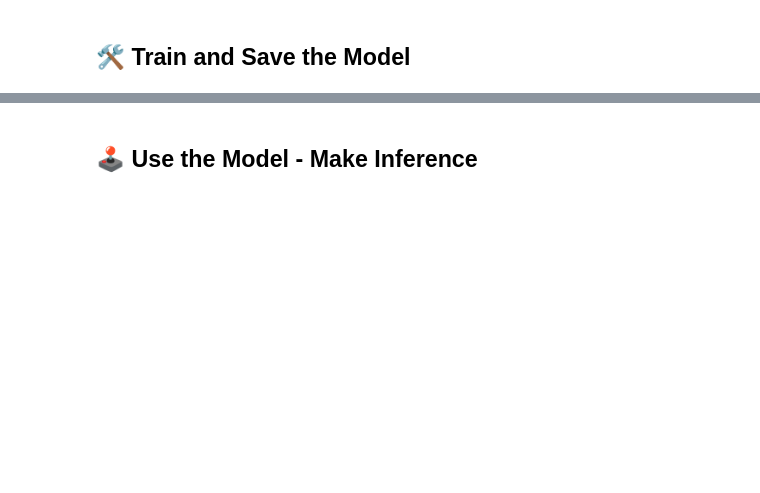
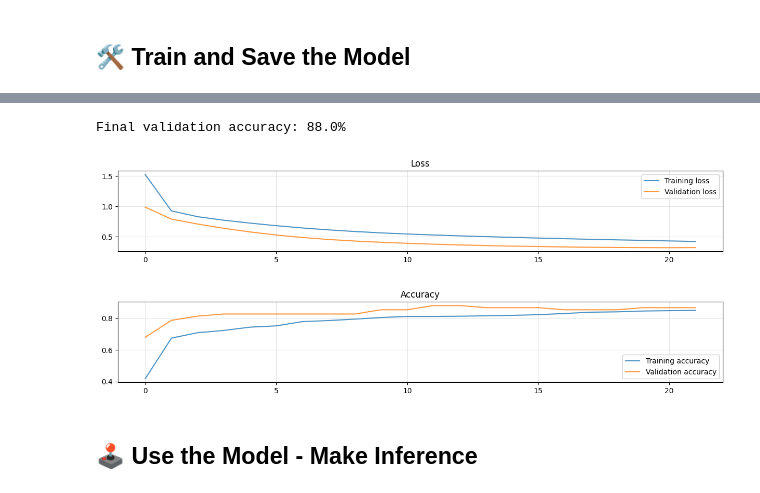
Before and after one commit to sissamatteo29/ANN_Cell_Classification, a Jupyter notebook: ann-cell-classification.ipynb, the cells around one changed output, grey strips where cells are left out. Saved outputs shown, nothing was run; the diff lists cells and outputs as text; code cells hidden in the pictures; blank space fills up the shorter version.

Commit message:
Updated base model

```diff
--- a/ann-cell-classification.ipynb
+++ b/ann-cell-classification.ipynb
@@ -240,0 +296,21 @@ plt.show()
+# %%
+# Define the patience value for early stopping
+patience = 10
+
+# Create an EarlyStopping callback
+early_stopping = tfk.callbacks.EarlyStopping(
+    monitor="val_accuracy", mode="max", patience=patience, restore_best_weights=True
+)
+
+# Store the callback in a list
+callbacks = [early_stopping]
+# %%
+# Train the model with early stopping callback
+history = model.fit(
+    x=X_train,
+    y=y_train,
+    batch_size=batch_size,
+    epochs=epochs,
+    validation_data=(X_val, y_val),
+    callbacks=callbacks,
+).history
@@ -241,17 +359,35 @@ plt.show()
+# %%
+# Calculate and print the final validation accuracy
+final_val_accuracy = round(max(history["val_accuracy"]) * 100, 2)
+print(f"Final validation accuracy: {final_val_accuracy}%")
+
+# Save the trained model to a file with the accuracy included in the filename
+with tpu_strategy.scope():
+    model_filename = "cell.keras"
+    model.save(model_filename)
+
+    # Delete the model to free up resources
+    del model
+# %% [output]
+Final validation accuracy: 88.0%
 # %%
 # Plot training and validation loss
+
 plt.figure(figsize=(15, 2))
-plt.plot(history['loss'], label='Training loss', alpha=.8)
-plt.plot(history['val_loss'], label='Validation loss', alpha=.8)
-plt.title('Loss')
+plt.plot(history["loss"], label="Training loss", alpha=0.8)
+plt.plot(history["val_loss"], label="Validation loss", alpha=0.8)
+plt.title("Loss")
 plt.legend()
-plt.grid(alpha=.3)
+plt.grid(alpha=0.3)
 
 # Plot training and validation accuracy
 plt.figure(figsize=(15, 2))
-plt.plot(history['accuracy'], label='Training accuracy', alpha=.8)
-plt.plot(history['val_accuracy'], label='Validation accuracy', alpha=.8)
-plt.title('Accuracy')
+plt.plot(history["accuracy"], label="Training accuracy", alpha=0.8)
+plt.plot(history["val_accuracy"], label="Validation accuracy", alpha=0.8)
+plt.title("Accuracy")
 plt.legend()
-plt.grid(alpha=.3)
+plt.grid(alpha=0.3)
 plt.show()
+# %% [output]
+[figure, added]
+[figure, added]
```
Also changed, not shown: parts of 29 cells of this notebook.
